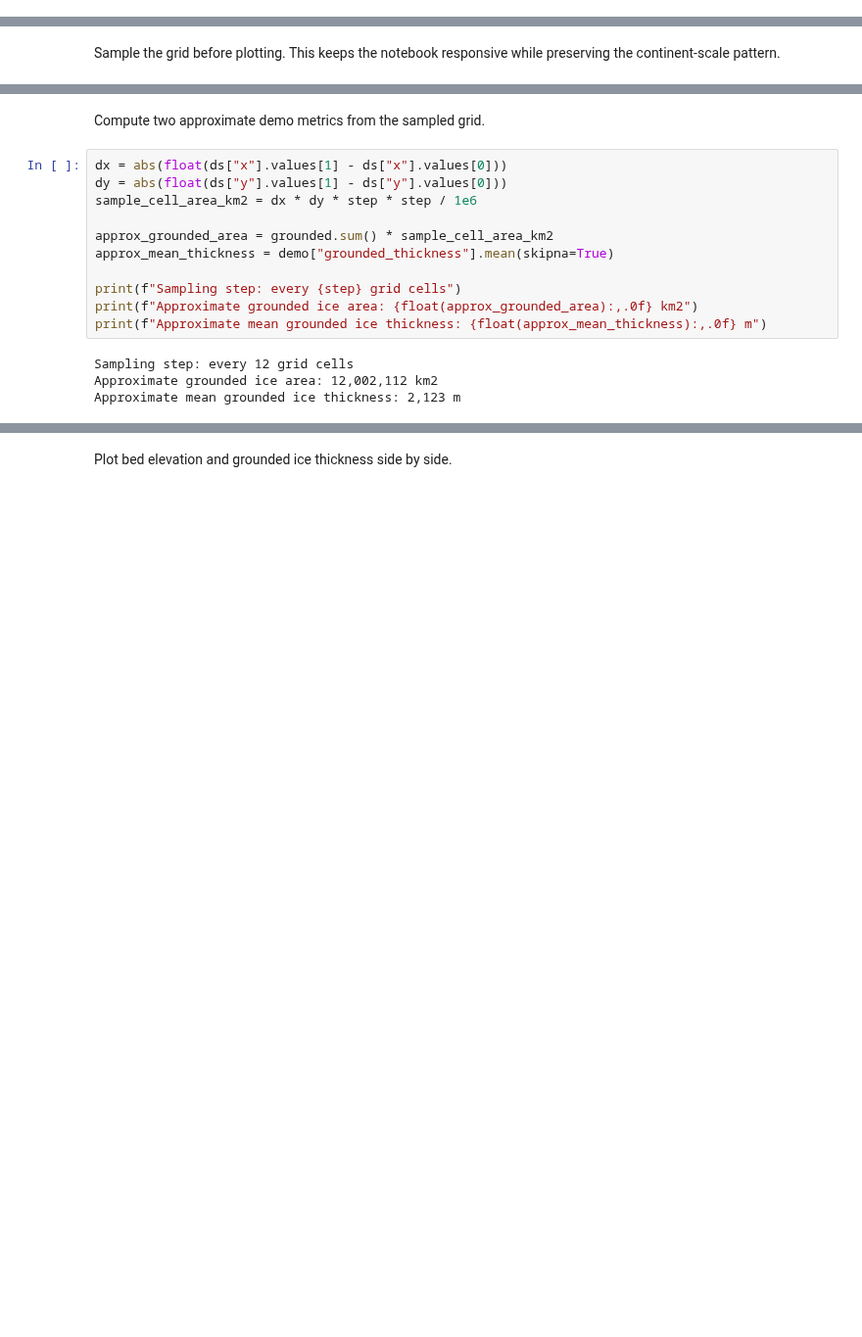
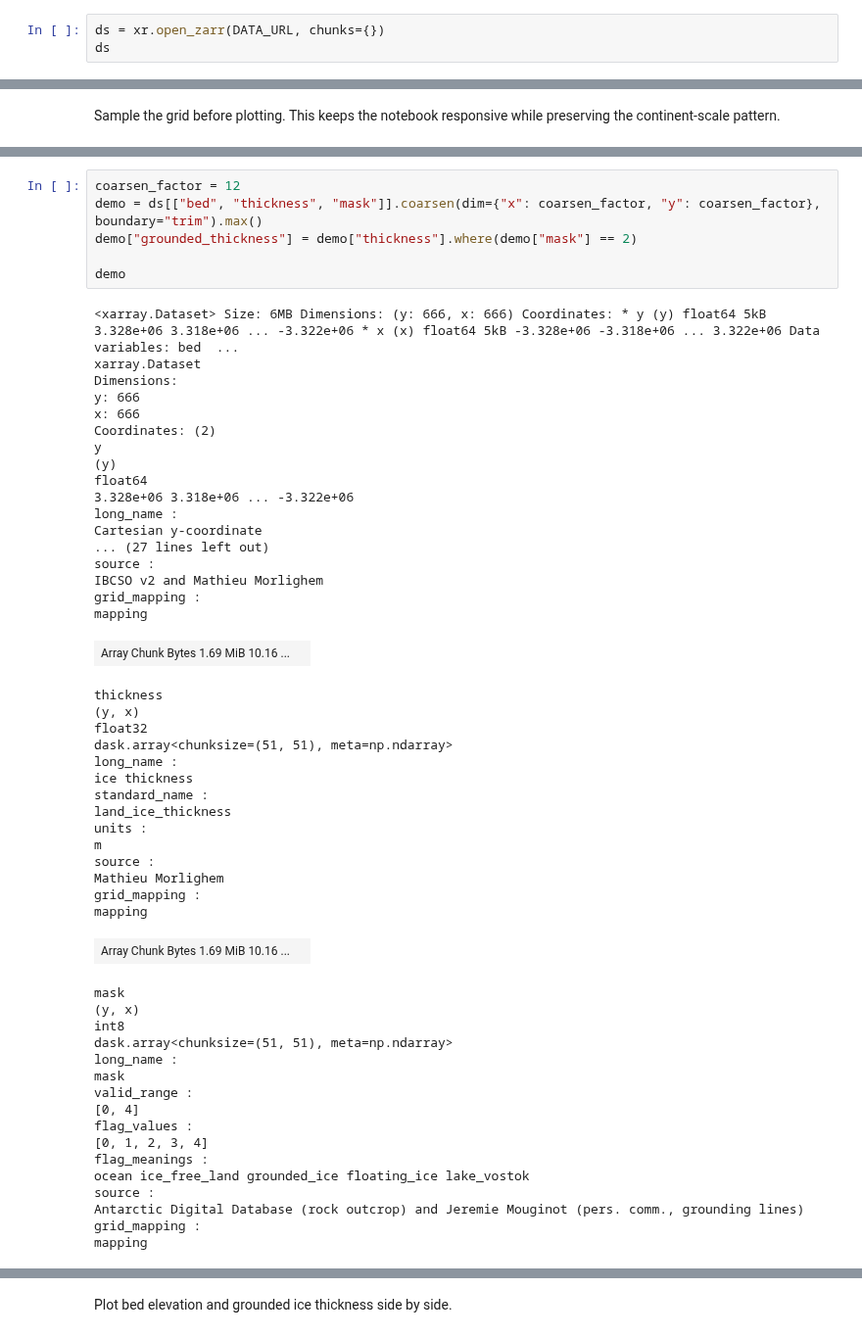
Before and after one commit to ESA-EarthCODE/polar_hackathon, a Jupyter notebook: 1_Datasets/bedrock_topography/access.ipynb, the cells around one changed output, grey strips where cells are left out. Shown at 98% size. Cells and saved outputs as stored; diff of their text form; blank space fills up the shorter version.

Commit message:
revamp data access

```diff
--- a/1_Datasets/bedrock_topography/access.ipynb
+++ b/1_Datasets/bedrock_topography/access.ipynb
@@ -91,0 +15,3 @@ nominal_year :
+# %%
+ds = xr.open_zarr(DATA_URL, chunks={})
+ds
@@ -125,17 +38,56 @@ Attributes: (12/24)
-# %% [markdown]
-Compute two approximate demo metrics from the sampled grid.
-# %%
-dx = abs(float(ds["x"].values[1] - ds["x"].values[0]))
-dy = abs(float(ds["y"].values[1] - ds["y"].values[0]))
-sample_cell_area_km2 = dx * dy * step * step / 1e6
-
-approx_grounded_area = grounded.sum() * sample_cell_area_km2
-approx_mean_thickness = demo["grounded_thickness"].mean(skipna=True)
-
-print(f"Sampling step: every {step} grid cells")
-print(f"Approximate grounded ice area: {float(approx_grounded_area):,.0f} km2")
-print(f"Approximate mean grounded ice thickness: {float(approx_mean_thickness):,.0f} m")
-# %% [output]
-Sampling step: every 12 grid cells
-Approximate grounded ice area: 12,002,112 km2
-Approximate mean grounded ice thickness: 2,123 m
+# %%
+coarsen_factor = 12
+demo = ds[["bed", "thickness", "mask"]].coarsen(dim={"x": coarsen_factor, "y": coarsen_factor}, boundary="trim").max()
+demo["grounded_thickness"] = demo["thickness"].where(demo["mask"] == 2)
+
+demo
+# %% [output]
+<xarray.Dataset> Size: 6MB Dimensions: (y: 666, x: 666) Coordinates: * y (y) float64 5kB 3.328e+06 3.318e+06 ... -3.322e+06 * x (x) float64 5kB -3.328e+06 -3.318e+06 ... 3.322e+06 Data variables: bed  ...
+xarray.Dataset
+Dimensions:
+y: 666
+x: 666
+Coordinates: (2)
+y
+(y)
+float64
+3.328e+06 3.318e+06 ... -3.322e+06
+long_name :
+Cartesian y-coordinate
+... (27 lines left out)
+source :
+IBCSO v2 and Mathieu Morlighem
+grid_mapping :
+mapping
+| Array Chunk Bytes 1.69 MiB 10.16 ... |  |
+thickness
+(y, x)
+float32
+dask.array<chunksize=(51, 51), meta=np.ndarray>
+long_name :
+ice thickness
+standard_name :
+land_ice_thickness
+units :
+m
+source :
+Mathieu Morlighem
+grid_mapping :
+mapping
+| Array Chunk Bytes 1.69 MiB 10.16 ... |  |
+mask
+(y, x)
+int8
+dask.array<chunksize=(51, 51), meta=np.ndarray>
+long_name :
+mask
+valid_range :
+[0, 4]
+flag_values :
+[0, 1, 2, 3, 4]
+flag_meanings :
+ocean ice_free_land grounded_ice floating_ice lake_vostok
+source :
+Antarctic Digital Database (rock outcrop) and Jeremie Mouginot (pers. comm., grounding lines)
+grid_mapping :
+mapping
```
Also changed, not shown: parts of 6 cells of this notebook, 16 other files.
